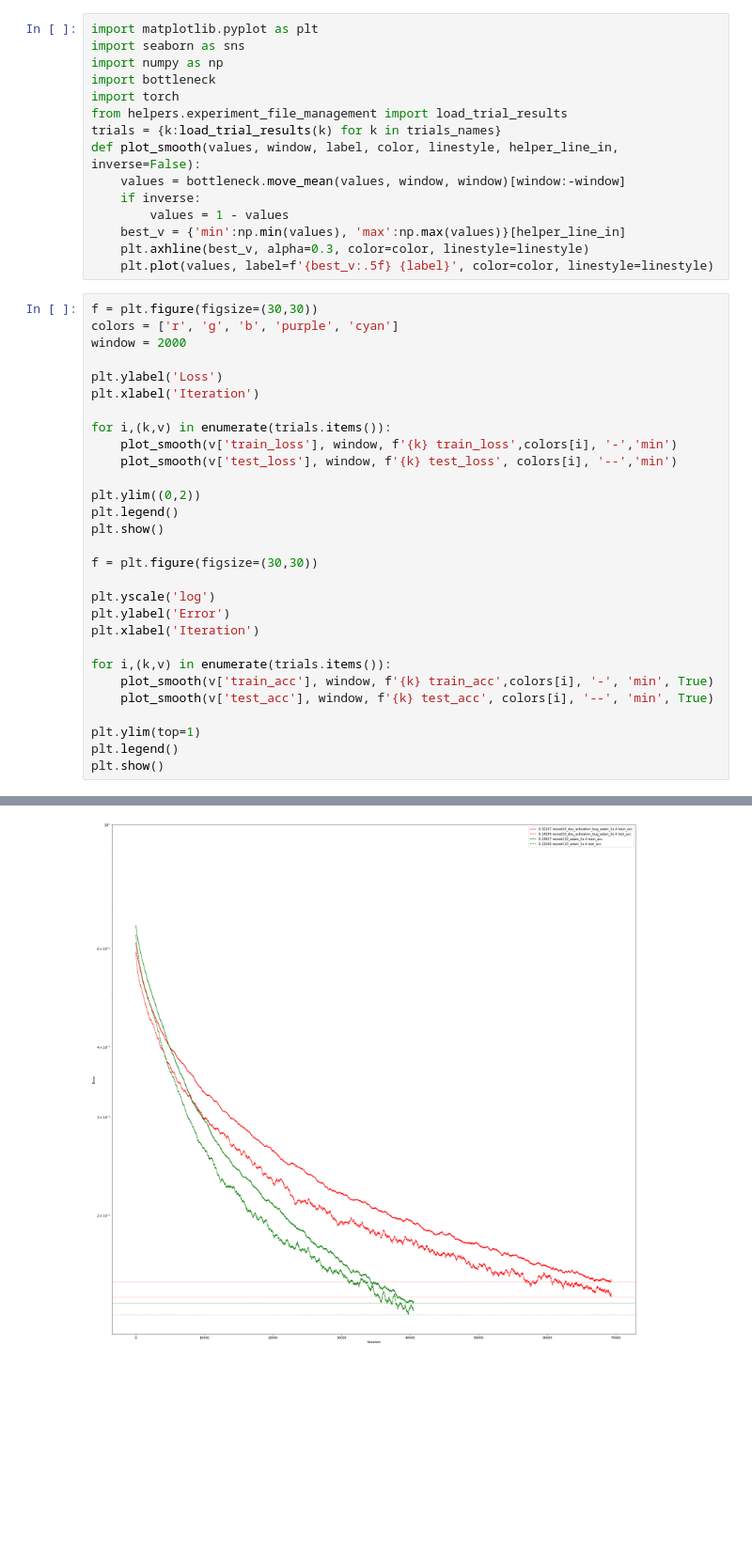
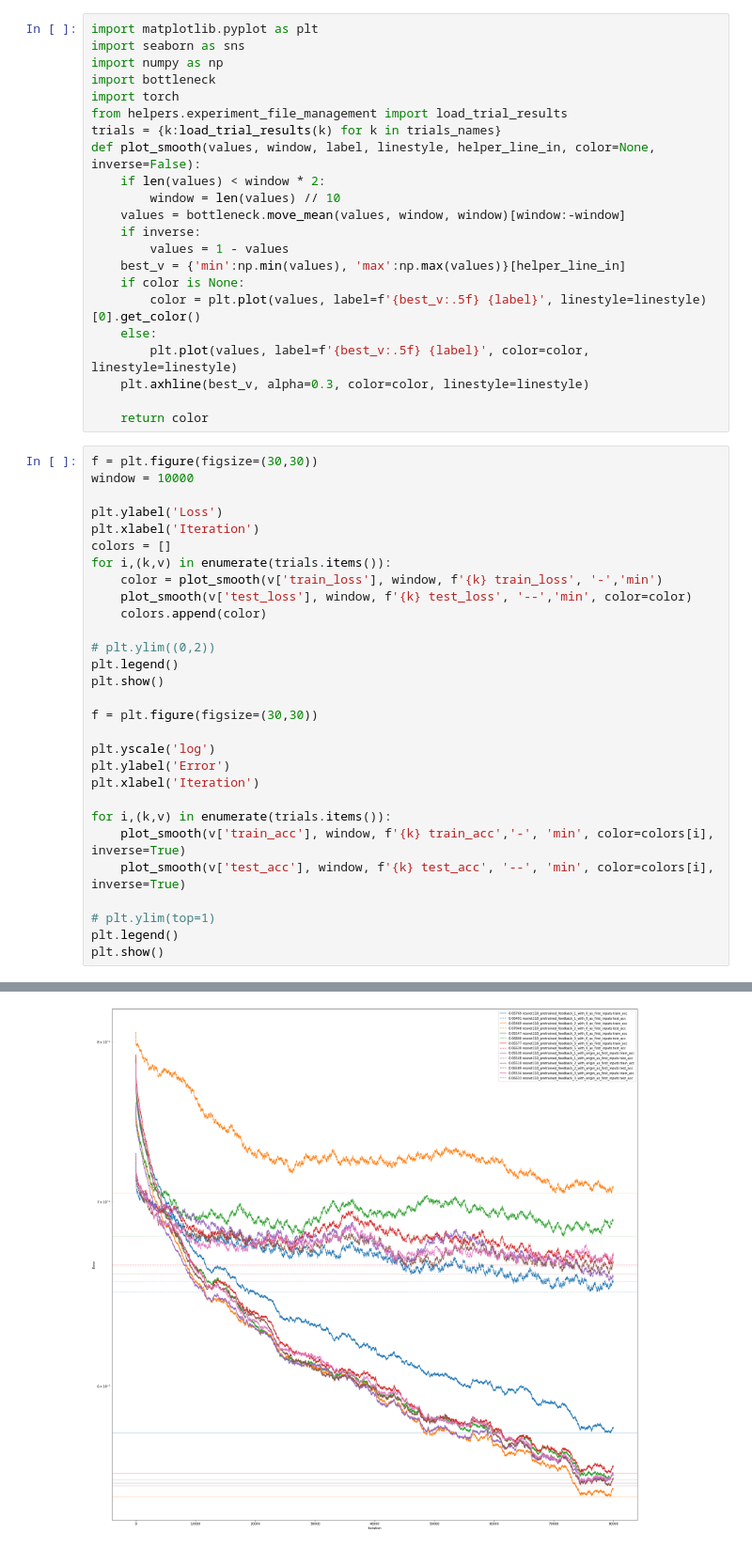
Before and after one commit to kessido/Adaptive-and-Iteratively-Improving-Recurrent-Lateral-Connections, a Jupyter notebook: viewbook.ipynb, the cells around one changed output, grey strips where cells are left out. Shown at 94% size. Drawn from its saved outputs; the diff is of its cells as text; blank space fills up the shorter version.

```diff
--- a/viewbook.ipynb
+++ b/viewbook.ipynb
@@ -9,26 +29,33 @@ import bottleneck
 import torch
 from helpers.experiment_file_management import load_trial_results
 trials = {k:load_trial_results(k) for k in trials_names}
-def plot_smooth(values, window, label, color, linestyle, helper_line_in, inverse=False):
+def plot_smooth(values, window, label, linestyle, helper_line_in, color=None, inverse=False):
+    if len(values) < window * 2:
+        window = len(values) // 10
     values = bottleneck.move_mean(values, window, window)[window:-window]
     if inverse:
         values = 1 - values
     best_v = {'min':np.min(values), 'max':np.max(values)}[helper_line_in]
+    if color is None:
+        color = plt.plot(values, label=f'{best_v:.5f} {label}', linestyle=linestyle)[0].get_color()
+    else:
+        plt.plot(values, label=f'{best_v:.5f} {label}', color=color, linestyle=linestyle)
     plt.axhline(best_v, alpha=0.3, color=color, linestyle=linestyle)
-    plt.plot(values, label=f'{best_v:.5f} {label}', color=color, linestyle=linestyle)
+
+    return color
 # %%
 f = plt.figure(figsize=(30,30))
-colors = ['r', 'g', 'b', 'purple', 'cyan']
-window = 2000
+window = 10000
 
 plt.ylabel('Loss')
 plt.xlabel('Iteration')
+colors = []
+for i,(k,v) in enumerate(trials.items()):
+    color = plot_smooth(v['train_loss'], window, f'{k} train_loss', '-','min')
+    plot_smooth(v['test_loss'], window, f'{k} test_loss', '--','min', color=color)
+    colors.append(color)
 
-for i,(k,v) in enumerate(trials.items()):
-    plot_smooth(v['train_loss'], window, f'{k} train_loss',colors[i], '-','min')
-    plot_smooth(v['test_loss'], window, f'{k} test_loss', colors[i], '--','min')
-
-plt.ylim((0,2))
+# plt.ylim((0,2))
 plt.legend()
 plt.show()
 
@@ -39,10 +66,10 @@ plt.ylabel('Error')
 plt.xlabel('Iteration')
 
 for i,(k,v) in enumerate(trials.items()):
-    plot_smooth(v['train_acc'], window, f'{k} train_acc',colors[i], '-', 'min', True)
-    plot_smooth(v['test_acc'], window, f'{k} test_acc', colors[i], '--', 'min', True)
+    plot_smooth(v['train_acc'], window, f'{k} train_acc','-', 'min', color=colors[i], inverse=True)
+    plot_smooth(v['test_acc'], window, f'{k} test_acc', '--', 'min', color=colors[i], inverse=True)
 
-plt.ylim(top=1)
+# plt.ylim(top=1)
 plt.legend()
 plt.show()
 # %% [output]
@@ -50 +77 @@ plt.show()
-[figure, old version]
+[figure, new version]
```
Also changed, not shown: parts of 3 cells of this notebook, 9 other files.
